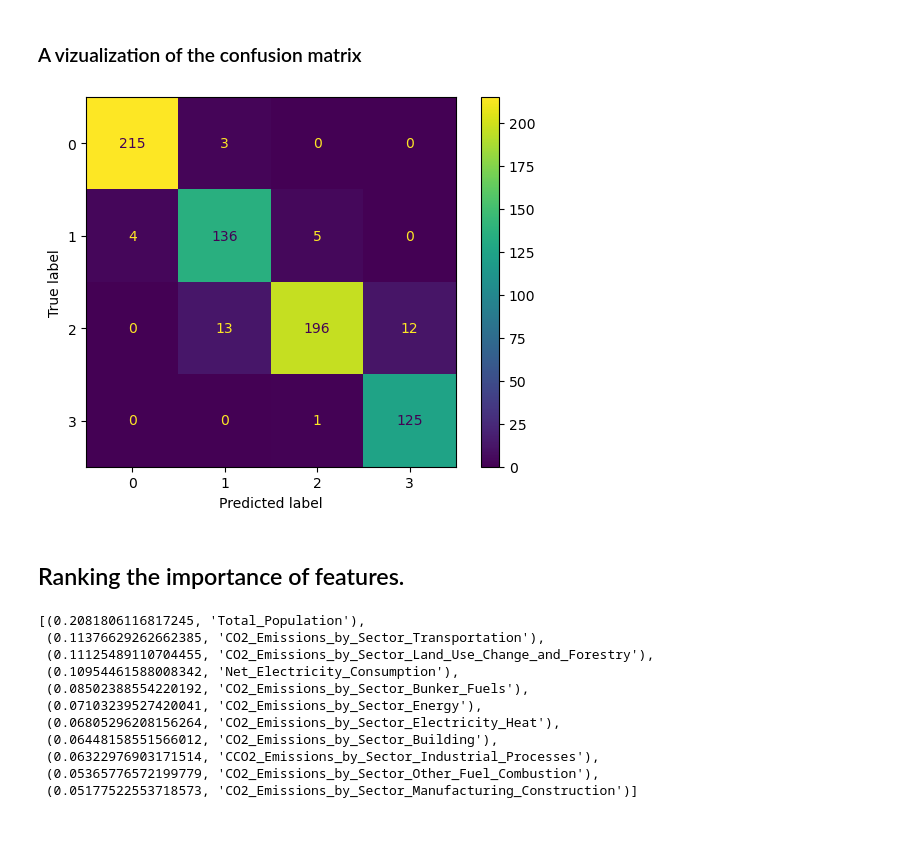
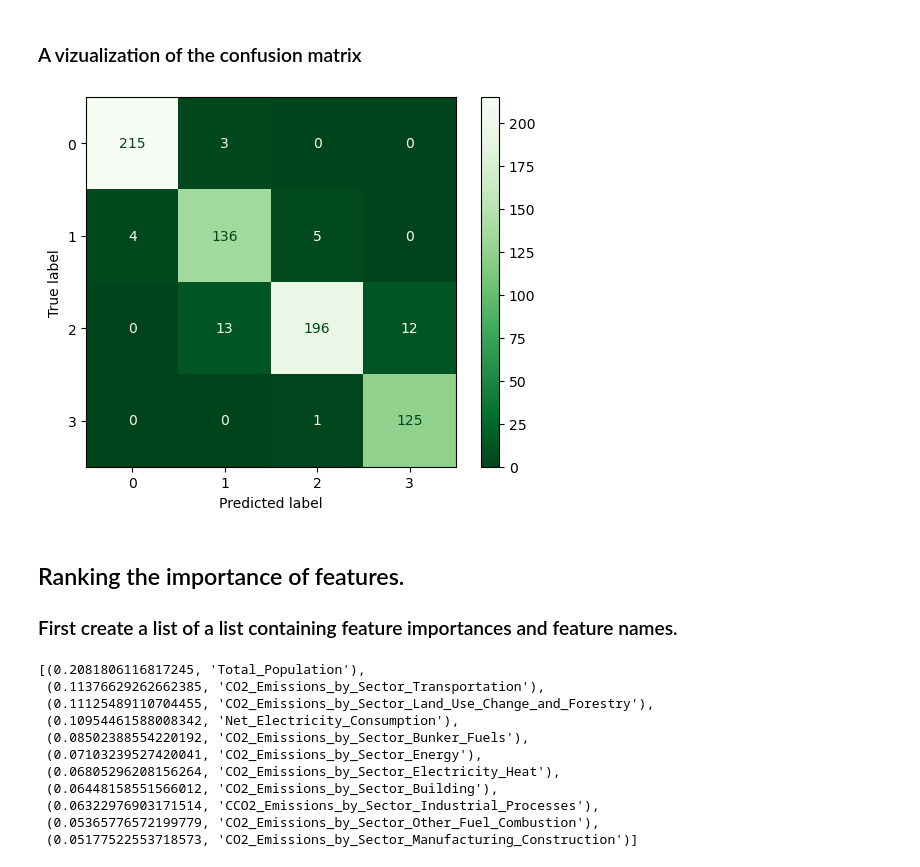
Before and after one commit to mcscrag/Final_Project, a Jupyter notebook: notebooks/ML_model_random_forest.ipynb, the cells around one changed output. Saved outputs shown, nothing was run; the diff lists cells and outputs as text; code cells hidden in the pictures; blank space fills up the shorter version.

```diff
--- a/notebooks/ML_model_random_forest.ipynb
+++ b/notebooks/ML_model_random_forest.ipynb
@@ -373,10 +374,12 @@ weighted avg       0.95      0.95      0.95       710
 # %%
 cm_display = metrics.ConfusionMatrixDisplay(confusion_matrix = cm)
 
-cm_display.plot()
+cm_display.plot(cmap='Greens_r')
+plt.savefig('../sql/forest_matrix.png', dpi=1200)
 plt.show()
 # %% [output]
-[figure, old version]
+[figure, new version]
 # %% [markdown]
 ## Ranking the importance of features.
+### First create a list of a list containing feature importances and feature names.
 # %%
```
Also changed, not shown: parts of 20 cells of this notebook, 11 other files.
